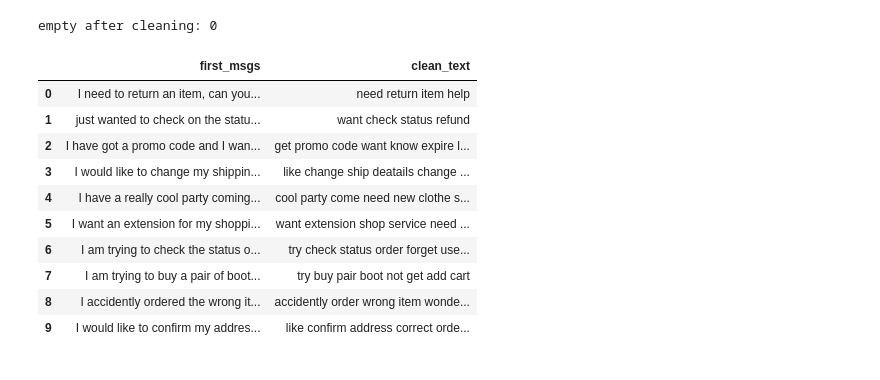
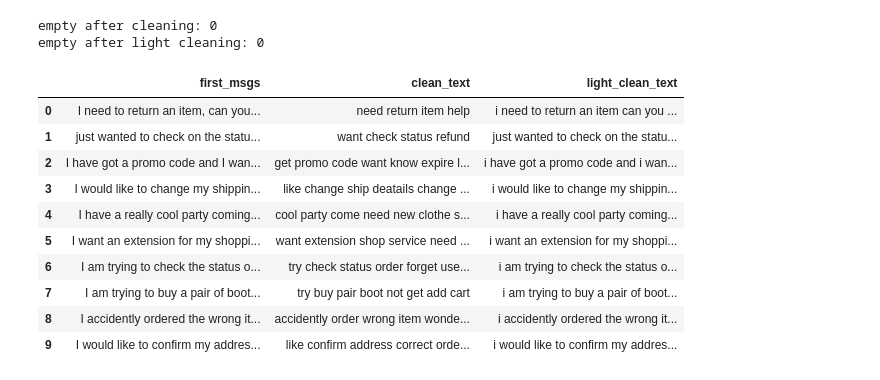
Before and after one commit to MUlbing/ClaimLens, a Jupyter notebook: notebooks/glofinn_notebook.ipynb, the cells around one changed output. Drawn from its saved outputs; the diff is of its cells as text; code cells hidden in the pictures.

```diff
--- a/notebooks/glofinn_notebook.ipynb
+++ b/notebooks/glofinn_notebook.ipynb
@@ -37,20 +39,26 @@ df.head()
 cleaner = CleanText()
 
 df['clean_text'] = df['first_msgs'].apply(cleaner.clean)
+
+light_cleaner = CleanText(remove_stop_words=False, lemmatize=False)
+df["light_clean_text"] = df["first_msgs"].apply(light_cleaner.clean)
+
 print("empty after cleaning:", (df["clean_text"] == "").sum())
+print("empty after light cleaning:", (df["light_clean_text"] == "").sum())
 # %% [output]
 empty after cleaning: 0
+empty after light cleaning: 0
 # %%
-display(df[["first_msgs", "clean_text"]].head(10))
+display(df[["first_msgs", "clean_text", "light_clean_text"]].head(10))
 # %% [output]
-|  | first_msgs | clean_text |
-| 0 | I need to return an item, can you... | need return item help |
-| 1 | just wanted to check on the statu... | want check status refund |
-| 2 | I have got a promo code and I wan... | get promo code want know expire l... |
-| 3 | I would like to change my shippin... | like change ship deatails change ... |
-| 4 | I have a really cool party coming... | cool party come need new clothe s... |
-| 5 | I want an extension for my shoppi... | want extension shop service need ... |
-| 6 | I am trying to check the status o... | try check status order forget use... |
-| 7 | I am trying to buy a pair of boot... | try buy pair boot not get add cart |
-| 8 | I accidently ordered the wrong it... | accidently order wrong item wonde... |
-| 9 | I would like to confirm my addres... | like confirm address correct orde... |
+|  | first_msgs | clean_text | light_clean_text |
+| 0 | I need to return an item, can you... | need return item help | i need to return an item can you ... |
+| 1 | just wanted to check on the statu... | want check status refund | just wanted to check on the statu... |
+| 2 | I have got a promo code and I wan... | get promo code want know expire l... | i have got a promo code and i wan... |
+| 3 | I would like to change my shippin... | like change ship deatails change ... | i would like to change my shippin... |
+| 4 | I have a really cool party coming... | cool party come need new clothe s... | i have a really cool party coming... |
+| 5 | I want an extension for my shoppi... | want extension shop service need ... | i want an extension for my shoppi... |
+| 6 | I am trying to check the status o... | try check status order forget use... | i am trying to check the status o... |
+| 7 | I am trying to buy a pair of boot... | try buy pair boot not get add cart | i am trying to buy a pair of boot... |
+| 8 | I accidently ordered the wrong it... | accidently order wrong item wonde... | i accidently ordered the wrong it... |
+| 9 | I would like to confirm my addres... | like confirm address correct orde... | i would like to confirm my addres... |
```
Also changed, not shown: parts of 37 cells of this notebook, 3 other files.
